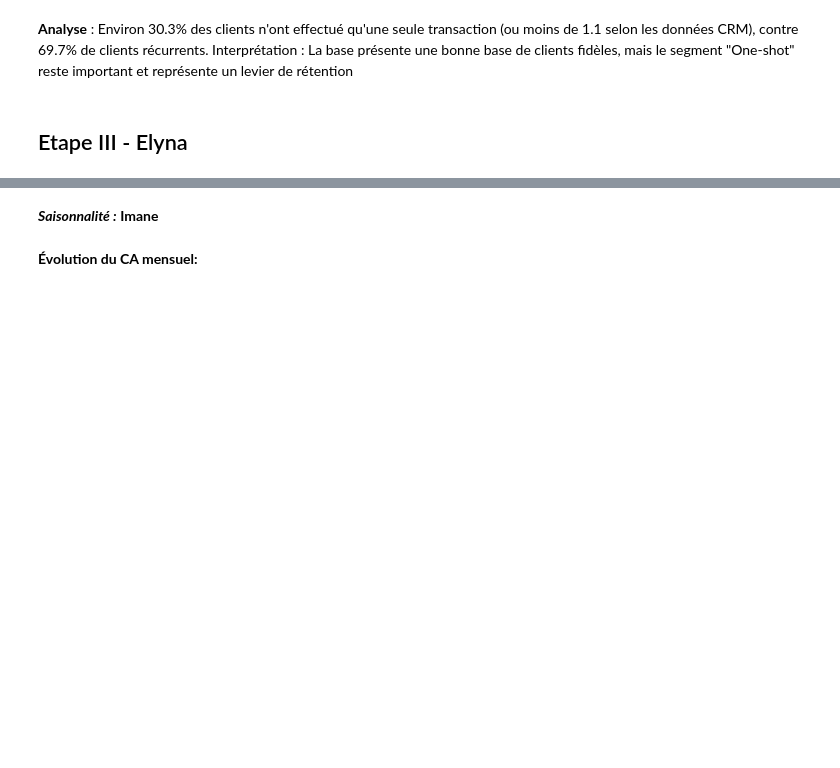
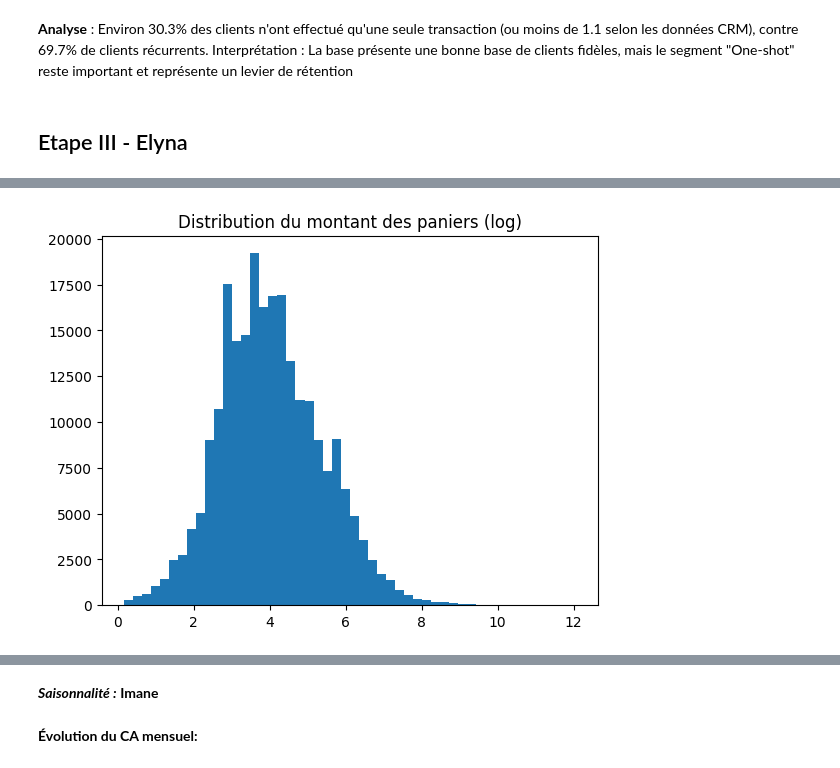
Before and after one commit to fds-imane/Data_Marketing, a Jupyter notebook: data_marketing.ipynb, the cells around one changed output, grey strips where cells are left out. Cells and saved outputs as stored; diff of their text form; code cells hidden in the pictures; blank space fills up the shorter version.

```diff
--- a/data_marketing.ipynb
+++ b/data_marketing.ipynb
@@ -483,0 +488,6 @@ Interprétation : La base présente une bonne base de clients fidèles, mais le
+# %%
+# Ajouter line-total pour voir le total vente par ligne
+transactions["line_total"] = transactions["quantity"] * transactions["unit_price"]
+# Ajouter la variable invoice_totals pour le total d'une facture
+invoice_totals = transactions.groupby("invoice_id")["line_total"].sum()
+invoice_totals.describe()
@@ -483,0 +513,13 @@ Interprétation : La base présente une bonne base de clients fidèles, mais le
+# %%
+# Histogramme distribution du montant des paniers:
+import numpy as np
+import matplotlib.pyplot as plt
+
+# On ne garde que les montants positifs
+invoice_totals_positive = invoice_totals[invoice_totals > 0]
+
+plt.hist(np.log1p(invoice_totals_positive), bins=50)
+plt.title("Distribution du montant des paniers (log)")
+plt.show()
+# %% [output]
+[figure, added]
```
Also changed, not shown: parts of 28 cells of this notebook.
